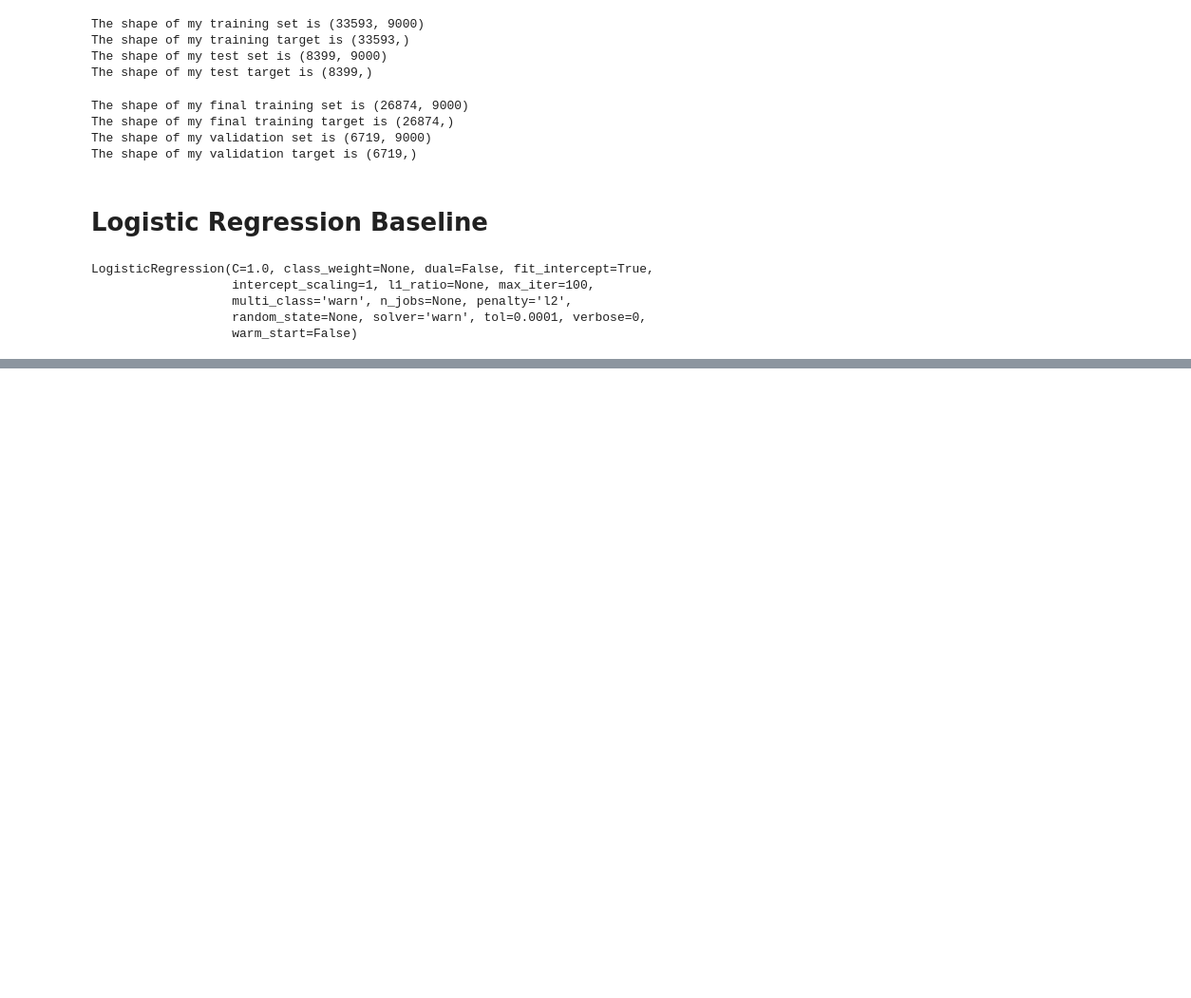
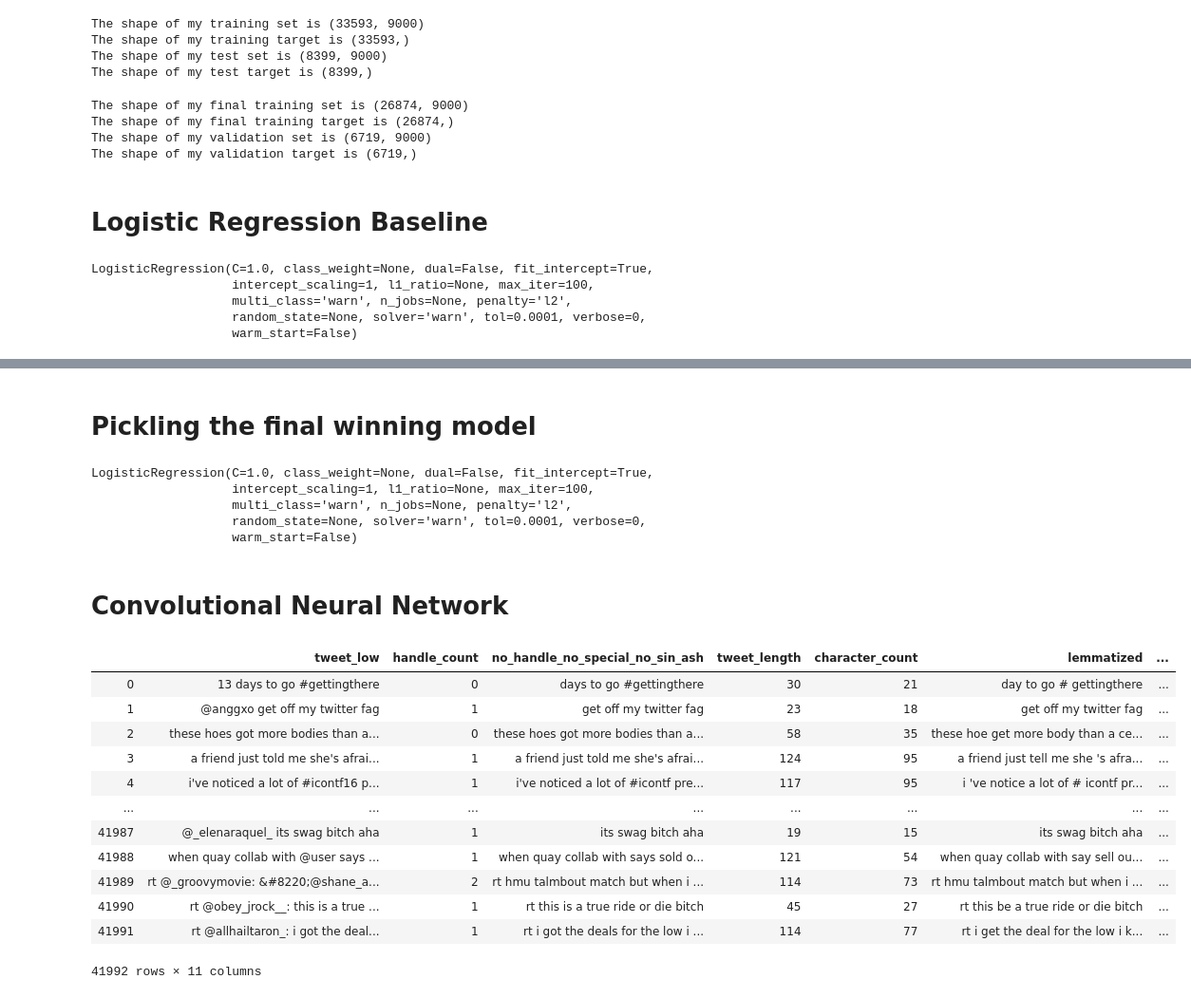
Before and after one commit to matteomm/twitter_sentiment_analysis_hatespeech, a Jupyter notebook: notebooks/modelling.ipynb, the cells around one changed output, grey strips where cells are left out. Shown: that part at 95% size. Drawn from its saved outputs; the diff is of its cells as text; code cells hidden in the pictures; blank space fills up the shorter version.

```diff
--- a/notebooks/modelling.ipynb
+++ b/notebooks/modelling.ipynb
@@ -165,0 +192,10 @@ array([ True,  True, False, ...,  True, False, False])
+# %% [markdown]
+# Pickling the final winning model
+# %%
+logmodel
+# %% [output]
+LogisticRegression(C=1.0, class_weight=None, dual=False, fit_intercept=True,
+                   intercept_scaling=1, l1_ratio=None, max_iter=100,
+                   multi_class='warn', n_jobs=None, penalty='l2',
+                   random_state=None, solver='warn', tol=0.0001, verbose=0,
+                   warm_start=False)
@@ -165,0 +205,18 @@ array([ True,  True, False, ...,  True, False, False])
+# %% [markdown]
+# Convolutional Neural Network
+# %%
+df
+# %% [output]
+|  | tweet_low | handle_count | no_handle_no_special_no_sin_ash | tweet_length | character_count | lemmatized | ... |
+| 0 | 13 days to go #gettingthere | 0 | days to go #gettingthere | 30 | 21 | day to go # gettingthere | ... |
+| 1 | @anggxo get off my twitter fag | 1 | get off my twitter fag | 23 | 18 | get off my twitter fag | ... |
+| 2 | these hoes got more bodies than a... | 0 | these hoes got more bodies than a... | 58 | 35 | these hoe get more body than a ce... | ... |
+| 3 | a friend just told me she's afrai... | 1 | a friend just told me she's afrai... | 124 | 95 | a friend just tell me she 's afra... | ... |
+| 4 | i've noticed a lot of #icontf16 p... | 1 | i've noticed a lot of #icontf pre... | 117 | 95 | i 've notice a lot of # icontf pr... | ... |
+| ... | ... | ... | ... | ... | ... | ... | ... |
+| 41987 | @_elenaraquel_ its swag bitch aha | 1 | its swag bitch aha | 19 | 15 | its swag bitch aha | ... |
+| 41988 | when quay collab with @user says ... | 1 | when quay collab with says sold o... | 121 | 54 | when quay collab with say sell ou... | ... |
+| 41989 | rt @_groovymovie: &#8220;@shane_a... | 2 | rt hmu talmbout match but when i ... | 114 | 73 | rt hmu talmbout match but when i ... | ... |
+| 41990 | rt @obey_jrock__: this is a true ... | 1 | rt this is a true ride or die bitch | 45 | 27 | rt this be a true ride or die bitch | ... |
+| 41991 | rt @allhailtaron_: i got the deal... | 1 | rt i got the deals for the low i ... | 114 | 77 | rt i get the deal for the low i k... | ... |
+41992 rows × 11 columns
```
Also changed, not shown: parts of 47 cells of this notebook.
